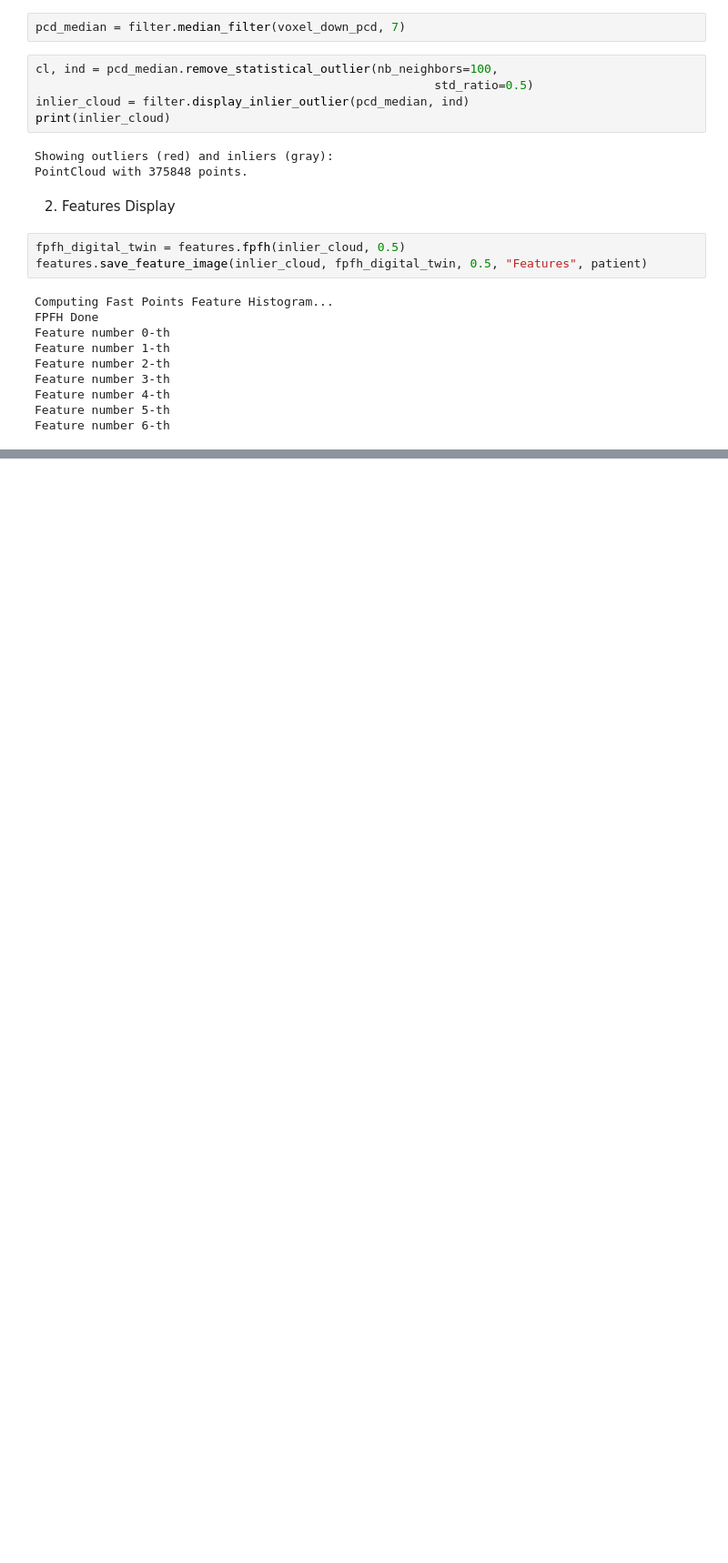
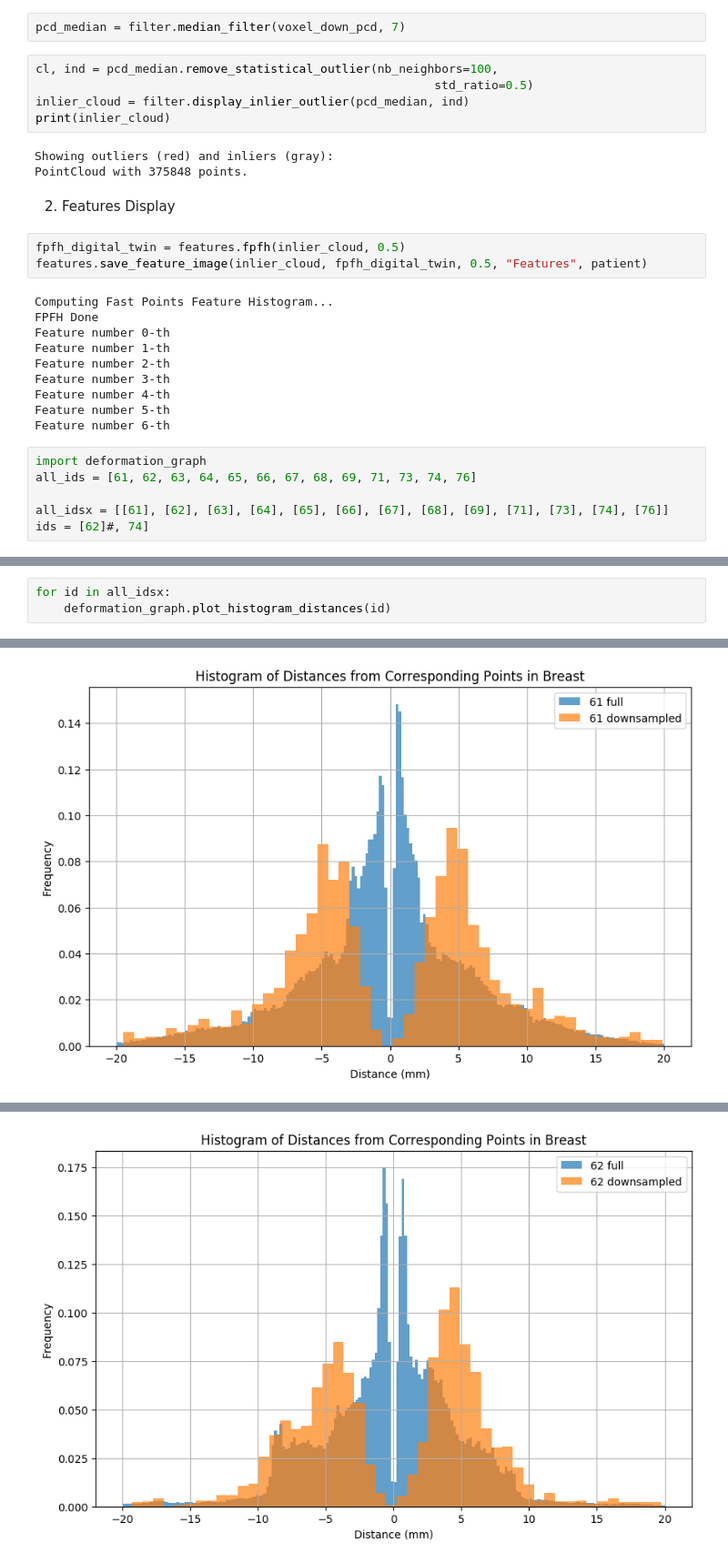
Before and after one commit to LianeCarolina02/Volumetric-Correction, a Jupyter notebook: non_rigid_registration.ipynb, the cells around one changed output, grey strips where cells are left out. Shown: that part at 91% size. Drawn from its saved outputs; the diff is of its cells as text; blank space fills up the shorter version.

```diff
--- a/non_rigid_registration.ipynb
+++ b/non_rigid_registration.ipynb
@@ -221,3 +221,9 @@ Feature number 3-th
 Feature number 4-th
 Feature number 5-th
 Feature number 6-th
+# %%
+import deformation_graph
+all_ids = [61, 62, 63, 64, 65, 66, 67, 68, 69, 71, 73, 74, 76]
+
+all_idsx = [[61], [62], [63], [64], [65], [66], [67], [68], [69], [71], [73], [74], [76]]
+ids = [62]#, 74]
@@ -223,0 +236,4 @@ Feature number 6-th
+# %%
+for id in all_idsx:
+    deformation_graph.plot_histogram_distances(id)
+# %% [output]
@@ -223,0 +241 @@ Feature number 6-th
+[figure, added]
@@ -223,0 +243 @@ Feature number 6-th
+[figure, added]
```
Also changed, not shown: parts of 4 cells of this notebook, 11 other files.
